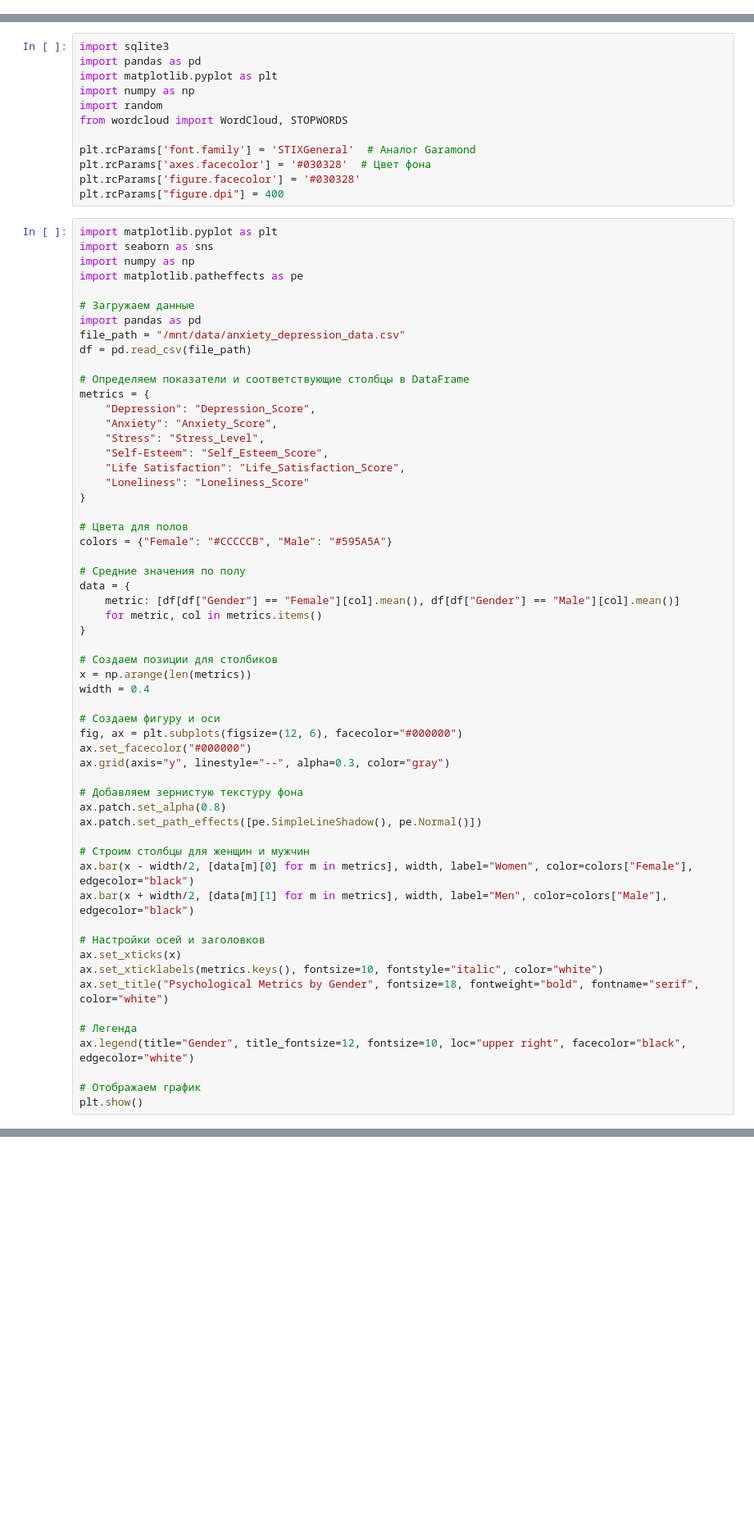
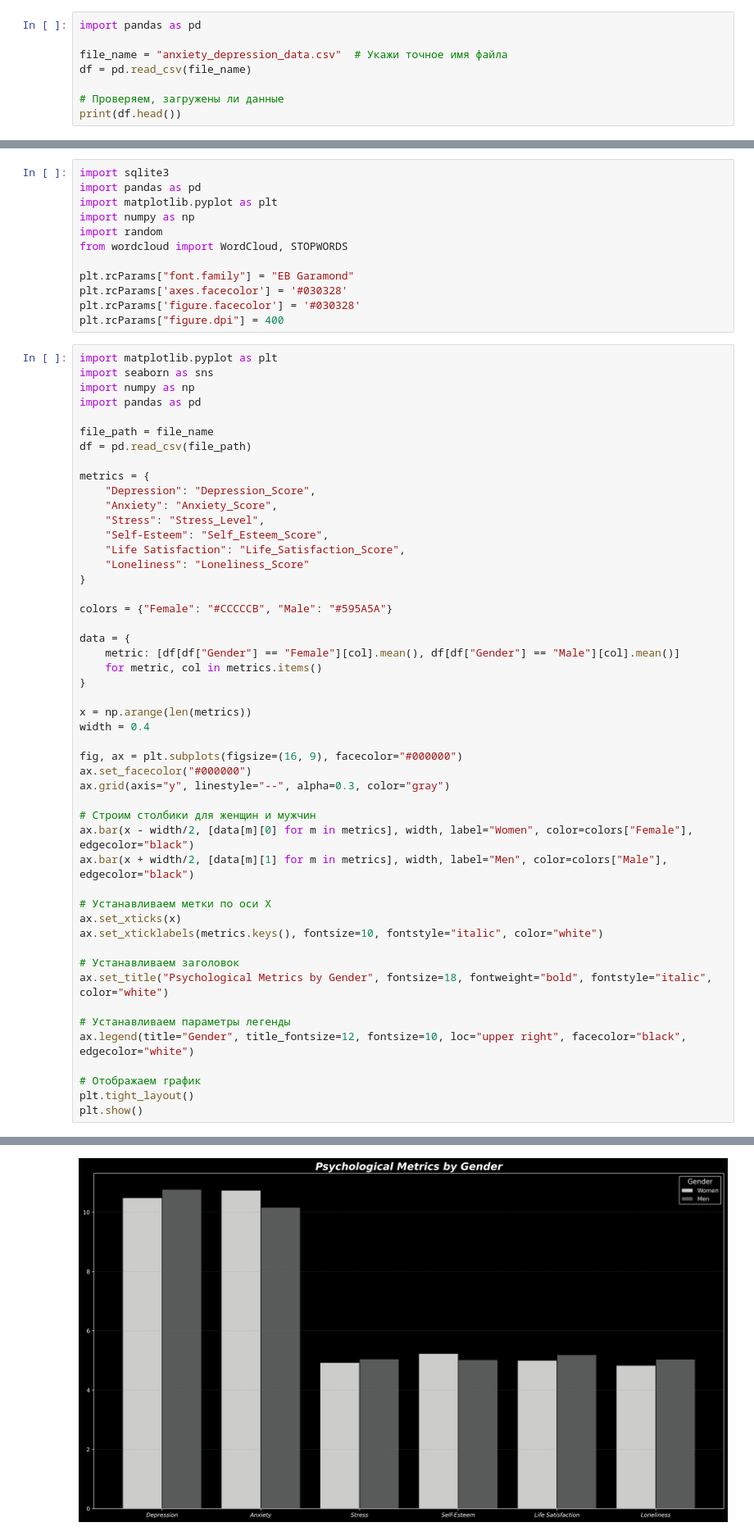
Before and after one commit to Renn567/Art-practice_website, a Jupyter notebook: 5-DataProc/Task_DataAn.ipynb, the cells around one changed output, grey strips where cells are left out. Shown at 82% size. Drawn from its saved outputs; the diff is of its cells as text; blank space fills up the shorter version.

```diff
--- a/5-DataProc/Task_DataAn.ipynb
+++ b/5-DataProc/Task_DataAn.ipynb
@@ -43,0 +14,8 @@ SyntaxError: invalid syntax (<ipython-input-23-1ce0ccd42631>, line 1)
+# %%
+import pandas as pd
+
+file_name = "anxiety_depression_data.csv"  # Укажи точное имя файла
+df = pd.read_csv(file_name)
+
+# Проверяем, загружены ли данные
+print(df.head())
@@ -49,22 +45,19 @@ import numpy as np
 import random
 from wordcloud import WordCloud, STOPWORDS
 
-plt.rcParams['font.family'] = 'STIXGeneral'  # Аналог Garamond
-plt.rcParams['axes.facecolor'] = '#030328'  # Цвет фона
+plt.rcParams["font.family"] = "EB Garamond"
+plt.rcParams['axes.facecolor'] = '#030328'
 plt.rcParams['figure.facecolor'] = '#030328'
 plt.rcParams["figure.dpi"] = 400
 # %%
 import matplotlib.pyplot as plt
 import seaborn as sns
 import numpy as np
-import matplotlib.patheffects as pe
+import pandas as pd
 
-# Загружаем данные
-import pandas as pd
-file_path = "/mnt/data/anxiety_depression_data.csv"
+file_path = file_name
 df = pd.read_csv(file_path)
 
-# Определяем показатели и соответствующие столбцы в DataFrame
 metrics = {
     "Depression": "Depression_Score",
     "Anxiety": "Anxiety_Score",
@@ -74,40 +67,35 @@ metrics = {
     "Loneliness": "Loneliness_Score"
 }
 
-# Цвета для полов
 colors = {"Female": "#CCCCCB", "Male": "#595A5A"}
 
-# Средние значения по полу
 data = {
     metric: [df[df["Gender"] == "Female"][col].mean(), df[df["Gender"] == "Male"][col].mean()]
     for metric, col in metrics.items()
 }
 
-# Создаем позиции для столбиков
 x = np.arange(len(metrics))
 width = 0.4
 
-# Создаем фигуру и оси
-fig, ax = plt.subplots(figsize=(12, 6), facecolor="#000000")
+fig, ax = plt.subplots(figsize=(16, 9), facecolor="#000000")
 ax.set_facecolor("#000000")
 ax.grid(axis="y", linestyle="--", alpha=0.3, color="gray")
 
-# Добавляем зернистую текстуру фона
-ax.patch.set_alpha(0.8)
-ax.patch.set_path_effects([pe.SimpleLineShadow(), pe.Normal()])
-
-# Строим столбцы для женщин и мужчин
+# Строим столбики для женщин и мужчин
 ax.bar(x - width/2, [data[m][0] for m in metrics], width, label="Women", color=colors["Female"], edgecolor="black")
 ax.bar(x + width/2, [data[m][1] for m in metrics], width, label="Men", color=colors["Male"], edgecolor="black")
 
-# Настройки осей и заголовков
+# Устанавливаем метки по оси X
 ax.set_xticks(x)
 ax.set_xticklabels(metrics.keys(), fontsize=10, fontstyle="italic", color="white")
-ax.set_title("Psychological Metrics by Gender", fontsize=18, fontweight="bold", fontname="serif", color="white")
 
-# Легенда
+# Устанавливаем заголовок
+ax.set_title("Psychological Metrics by Gender", fontsize=18, fontweight="bold", fontstyle="italic", color="white")
+
+# Устанавливаем параметры легенды
 ax.legend(title="Gender", title_fontsize=12, fontsize=10, loc="upper right", facecolor="black", edgecolor="white")
 
 # Отображаем график
+plt.tight_layout()
 plt.show()
 # %% [output]
@@ -114,0 +119 @@ FileNotFoundError: [Errno 2] No such file or directory: '/mnt/data/anxiety_depre
+[figure, added]
```
Also changed, not shown: parts of 12 cells of this notebook.
